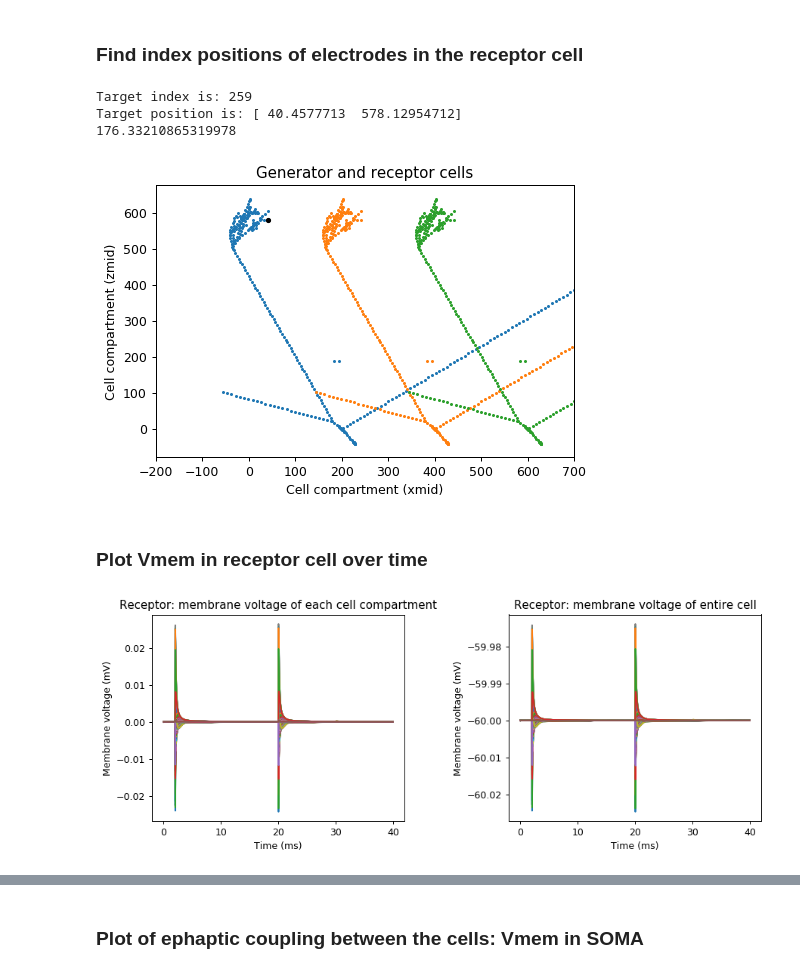
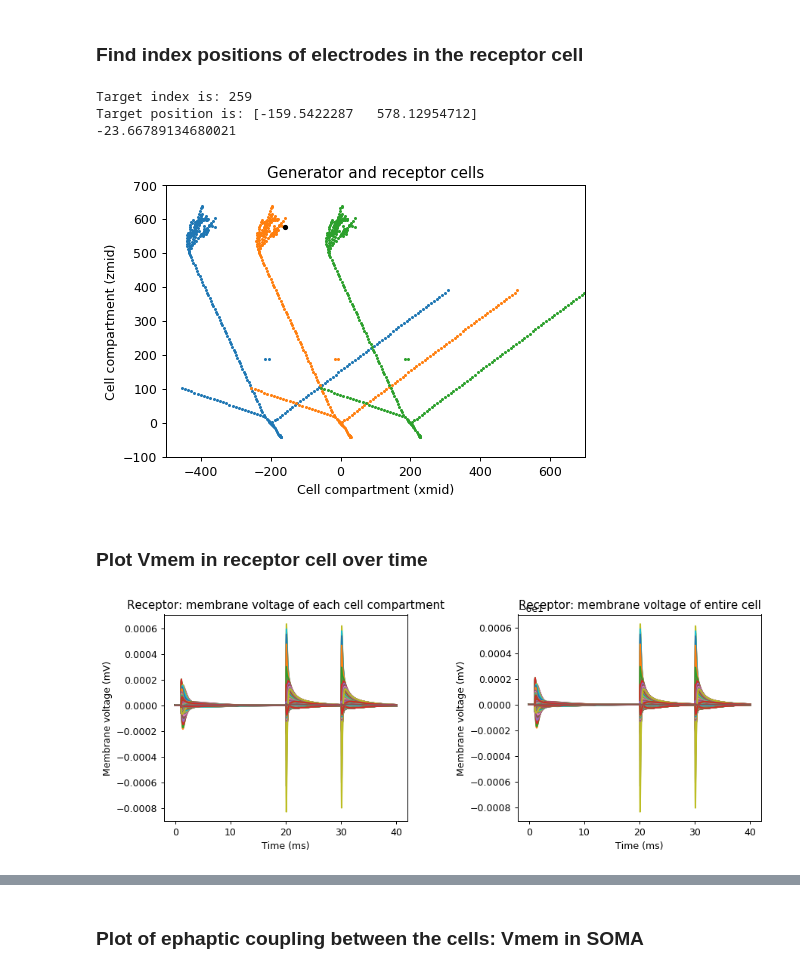
Before and after one commit to gabi-melo/lascon-project, a Jupyter notebook: try_our_own_cells_WORKING_2cells.ipynb, the cells around one changed output, grey strips where cells are left out. Saved outputs shown, nothing was run; the diff lists cells and outputs as text; code cells hidden in the pictures.

Commit message:
Relative position between cell - corrected

```diff
--- a/try_our_own_cells_WORKING_2cells.ipynb
+++ b/try_our_own_cells_WORKING_2cells.ipynb
@@ -52,8 +52,8 @@ cellParameters = {
     }
 # %%
 #Generating input from de cell1
-spike_times1 = [2.,20]
-xs1 = 0
+spike_times1 = [1.]
+xs1 = -200
 ys1 = 0
 zs1 = 0
 sigma = 0.3
@@ -80,7 +64,7 @@ Adjusting r-distance to soma segments
 # %%
 #Generating input from de cell2
-spike_times2 = [10.,30]
-xs2 = 400
+spike_times2 = [20.,30]
+xs2 = 200
 ys2 = 0
 zs2 = 0
 sigma = 0.3
@@ -93,7 +77,7 @@ Overwriting custom temperature of 34.00. New temperature is 34.00
 # initialize cell instance, using the LFPy.Cell class
 receptor_cell = LFPy.Cell(**cellParameters)
 receptor_cell.set_rotation(x=4.729, y=-3.166)
-receptor_cell.xmid += 200          # added distance of the electrodes to the receptor cell in x plane
+receptor_cell.xmid += 0         # added distance of the electrodes to the receptor cell in x plane
 
 # time of extracellular field simulation
 t = np.arange(electrode2.LFP.shape[1]) * receptor_cell.dt
@@ -114,29 +98,29 @@ Overwriting custom temperature of 34.00. New temperature is 34.00
 ### Find index positions of electrodes in the receptor cell
 # %%
 positions = np.array(list(zip(receptor_cell.xmid, receptor_cell.zmid)))  # array all cell positions
-target_index = receptor_cell.get_closest_idx(x=200, y=0., z=600)         # find closest electrode to target position
+target_index = receptor_cell.get_closest_idx(x=0., y=0., z=600)         # find closest electrode to target position
 target_pos = positions[target_index]
 
 print('Target index is:', target_index)
 print('Target position is:', target_pos)
 
 # plot generator and receptor compartments with target
 plt.figure(figsize=(6,4), dpi=90)
 plt.scatter(receptor_cell.xmid+xs1, receptor_cell.zmid + zs1 ,s=2)  # blue - generator1
-plt.scatter(receptor_cell.xmid +200, receptor_cell.zmid ,s=2)    # orange
+plt.scatter(receptor_cell.xmid, receptor_cell.zmid ,s=2)    # orange
 plt.scatter(receptor_cell.xmid+xs2, receptor_cell.zmid + zs2 ,s=2) # green - generator2
 plt.scatter(target_pos[0],target_pos[1],s=10,color='k')     # black dot = target position
 plt.title('Generator and receptor cells')
 plt.xlabel('Cell compartment (xmid)')
 plt.ylabel('Cell compartment (zmid)')
-plt.xlim([-100,900])
-plt.xlim([-200,700])
+plt.xlim([-500,700])
+plt.ylim([-100,700])
 print(receptor_cell.xmid[1])  ### pq não mudou???
 # %% [output]
 Target index is: 259
-Target position is: [ 40.4577713  578.12954712]
-176.33210865319978
+Target position is: [-159.5422287   578.12954712]
+-23.66789134680021
-[figure, old version]
+[figure, new version]
 # %% [markdown]
 ### Plot Vmem in receptor cell over time
 # %%
@@ -158,7 +142,7 @@ plt.xlabel('Time (ms)')
 
 plt.tight_layout()
 # %% [output]
-[figure, old version]
+[figure, new version]
 # %%
 # plot receptor cell vmem with morphology
 target_ms = 15      # time in ms
```
Also changed, not shown: parts of 4 cells of this notebook.
